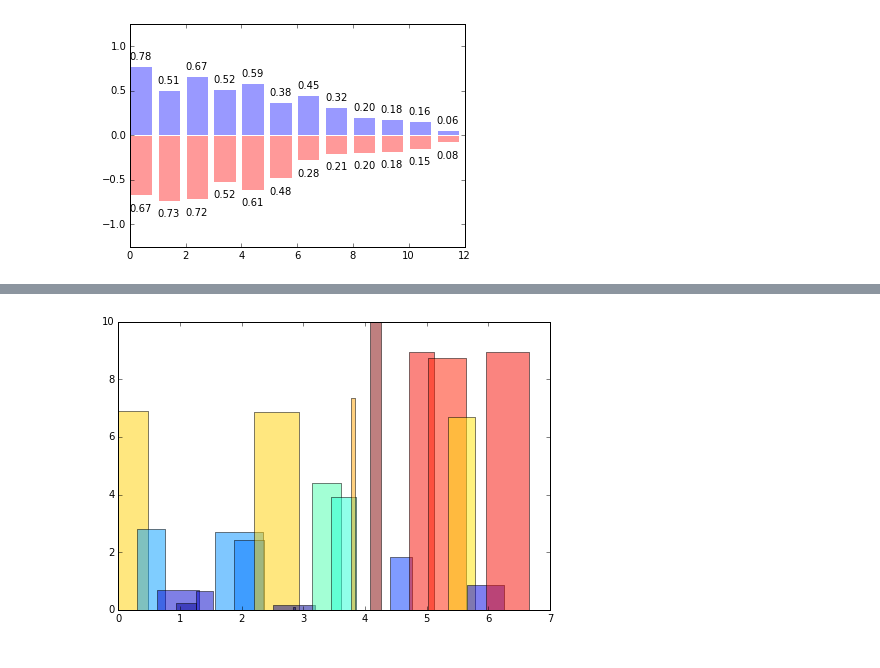
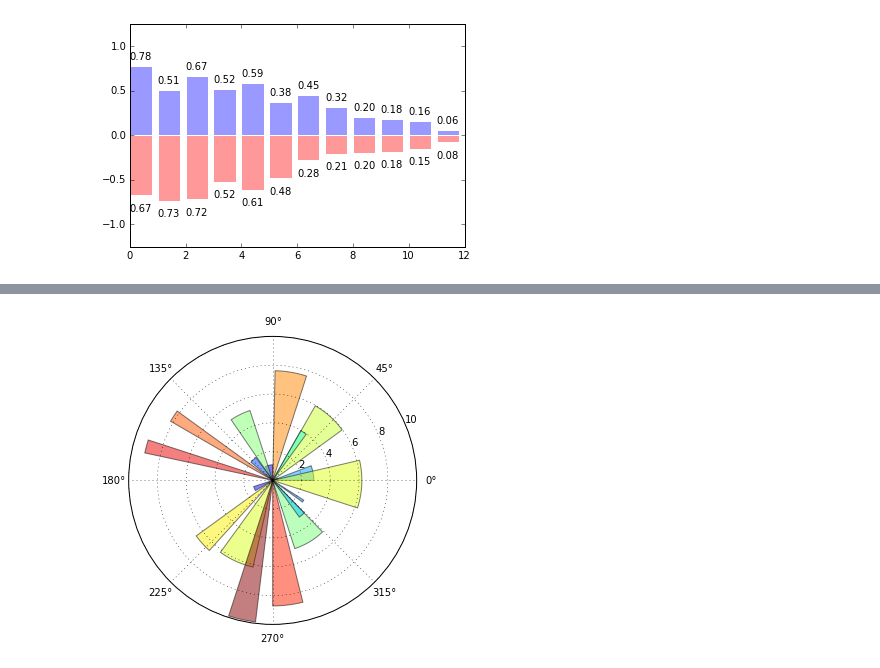
Before and after one commit to Jonathan-Adams2015/csci-2000-personal, a Jupyter notebook: matplotlib/matplotlib_exercises.ipynb, the cells around one changed output, grey strips where cells are left out. Drawn from its saved outputs; the diff is of its cells as text; code cells hidden in the pictures.

```diff
--- a/matplotlib/matplotlib_exercises.ipynb
+++ b/matplotlib/matplotlib_exercises.ipynb
@@ -302,22 +316,22 @@ plt.show()
 ### _Hints_
 You only need to modify the axes line.
 # %%
-plt.axes([0,0,1,1])
+plt.axes([0,0,1,1],projection='polar')
 
 N = 20
 theta = np.arange(0.0, 2*np.pi, 2*np.pi/N)
 radii = 10*np.random.rand(N)
 width = np.pi/4*np.random.rand(N)
 bars = plt.bar(theta, radii, width=width, bottom=0.0)
 
 for r,bar in zip(radii, bars):
     bar.set_facecolor(plt.cm.jet(r/10.))
     bar.set_alpha(0.5)
 
 
 plt.show()
 # %% [output]
-[figure, old version]
+[figure, new version]
 # %% [markdown]
 ## 3D Plot
 
```
Also changed, not shown: parts of 8 cells of this notebook, 7 other files.
